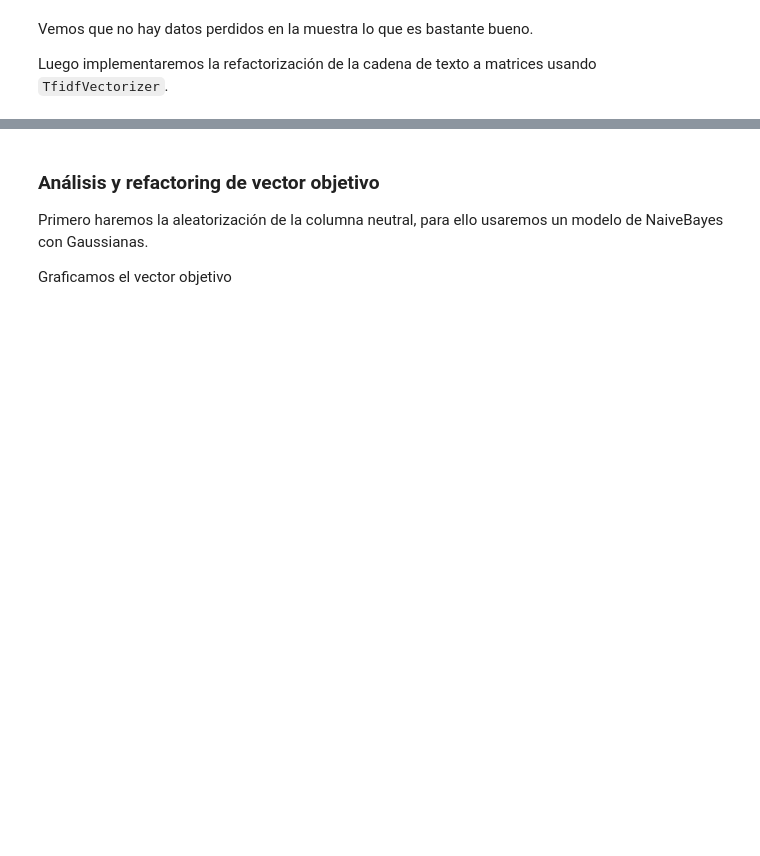
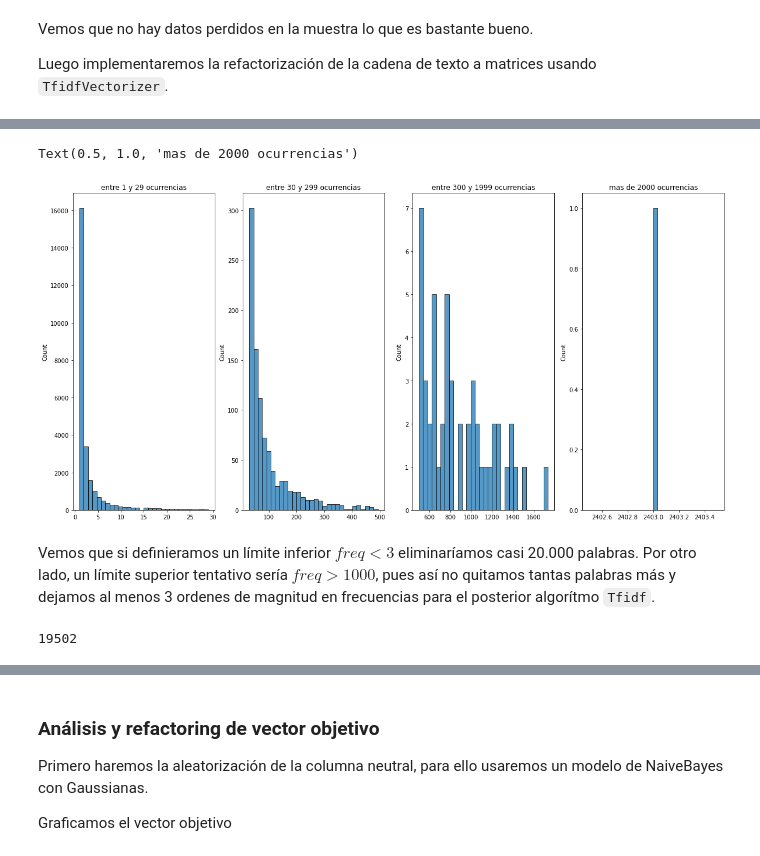
Before and after one commit to Japsz/DesafioLatam, a Jupyter notebook: Unidad 3 - Machine Learning/Prueba/Sentimiento de Twitter/hito1.ipynb, the cells around one changed output, grey strips where cells are left out. Cells and saved outputs as stored; diff of their text form; code cells hidden in the pictures; blank space fills up the shorter version.

```diff
--- a/Unidad 3 - Machine Learning/Prueba/Sentimiento de Twitter/hito1.ipynb
+++ b/Unidad 3 - Machine Learning/Prueba/Sentimiento de Twitter/hito1.ipynb
@@ -180,0 +197,23 @@ Luego implementaremos la refactorización de la cadena de texto a matrices usand
+# %%
+# Convertimos el arreglo de frecuencias en una serie
+wordSeries = wordsMatrixDf.sum(axis=0)
+# Graficamos los rangos de frecuencia de las palabras
+fig, ax = plt.subplots(1, 4, figsize=(20, 10))
+sns.histplot(x=wordSeries.loc[lambda x: (x > 0) & (x < 30)], data=wordSeries, bins=30, ax=ax[0])
+ax[0].set_title('entre 1 y 29 ocurrencias')
+sns.histplot(x=wordSeries.loc[lambda x: (x >= 30) & (x < 501)], data=wordSeries, bins=30, ax=ax[1])
+ax[1].set_title('entre 30 y 299 ocurrencias')
+sns.histplot(x=wordSeries.loc[lambda x: (x >= 501) & (x < 2001)], data=wordSeries, bins=30, ax=ax[2])
+ax[2].set_title('entre 300 y 1999 ocurrencias')
+sns.histplot(x=wordSeries.loc[lambda x: (x >= 2001)], data=wordSeries, bins=30, ax=ax[3])
+ax[3].set_title('mas de 2000 ocurrencias')
+# %% [output]
+Text(0.5, 1.0, 'mas de 2000 ocurrencias')
+[figure, added]
+# %% [markdown]
+Vemos que si definieramos un límite inferior $freq < 3$ eliminaríamos casi 20.000 palabras. Por otro lado, un límite superior tentativo sería $freq > 1000$, pues así no quitamos tantas palabras más y dejamos al menos 3 ordenes de magnitud en frecuencias para el posterior algorítmo `Tfidf`.
+# %%
+discardedWords = wordSeries.loc[lambda x: (x < 3)].index
+len(discardedWords)
+# %% [output]
+19502
```
Also changed, not shown: parts of 44 cells of this notebook, 1 other file.
